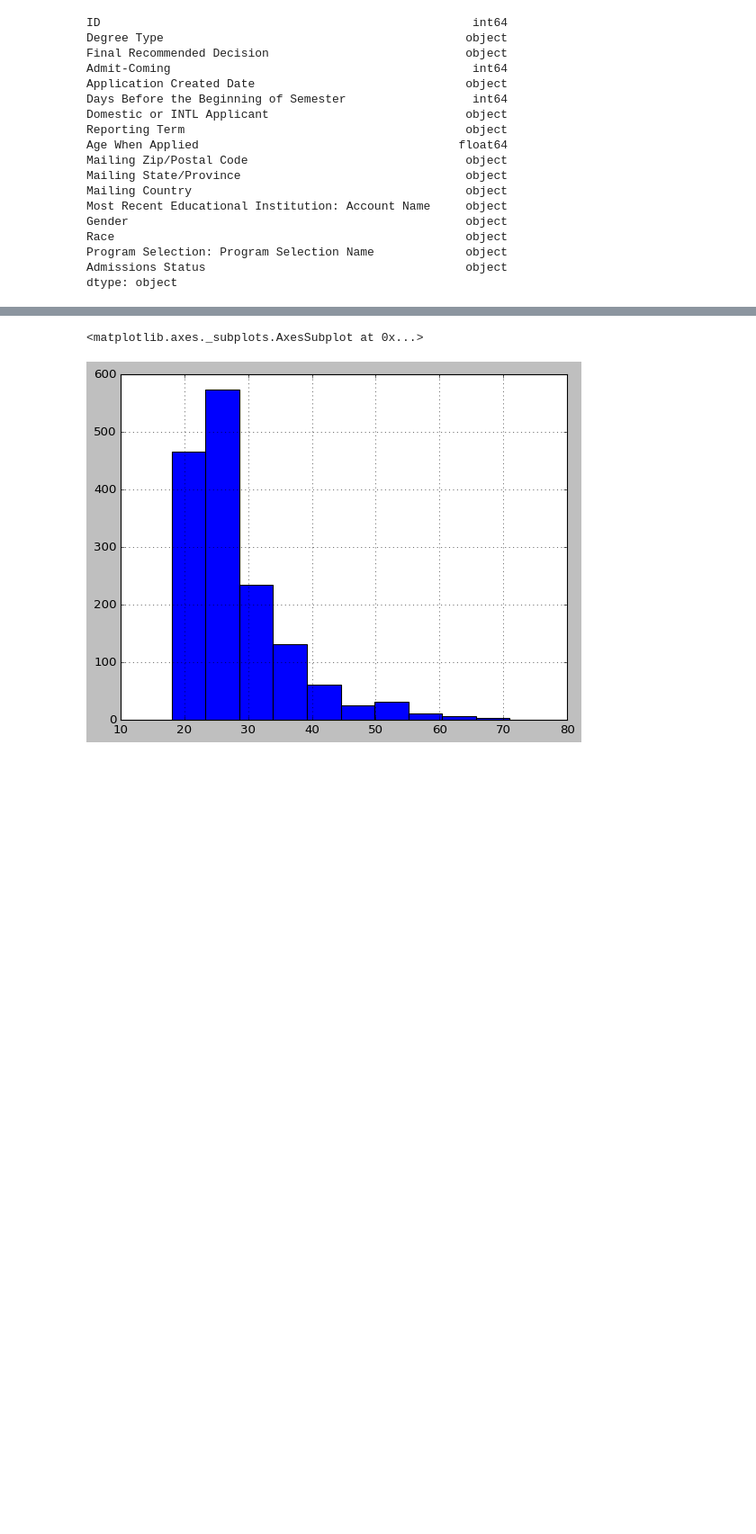
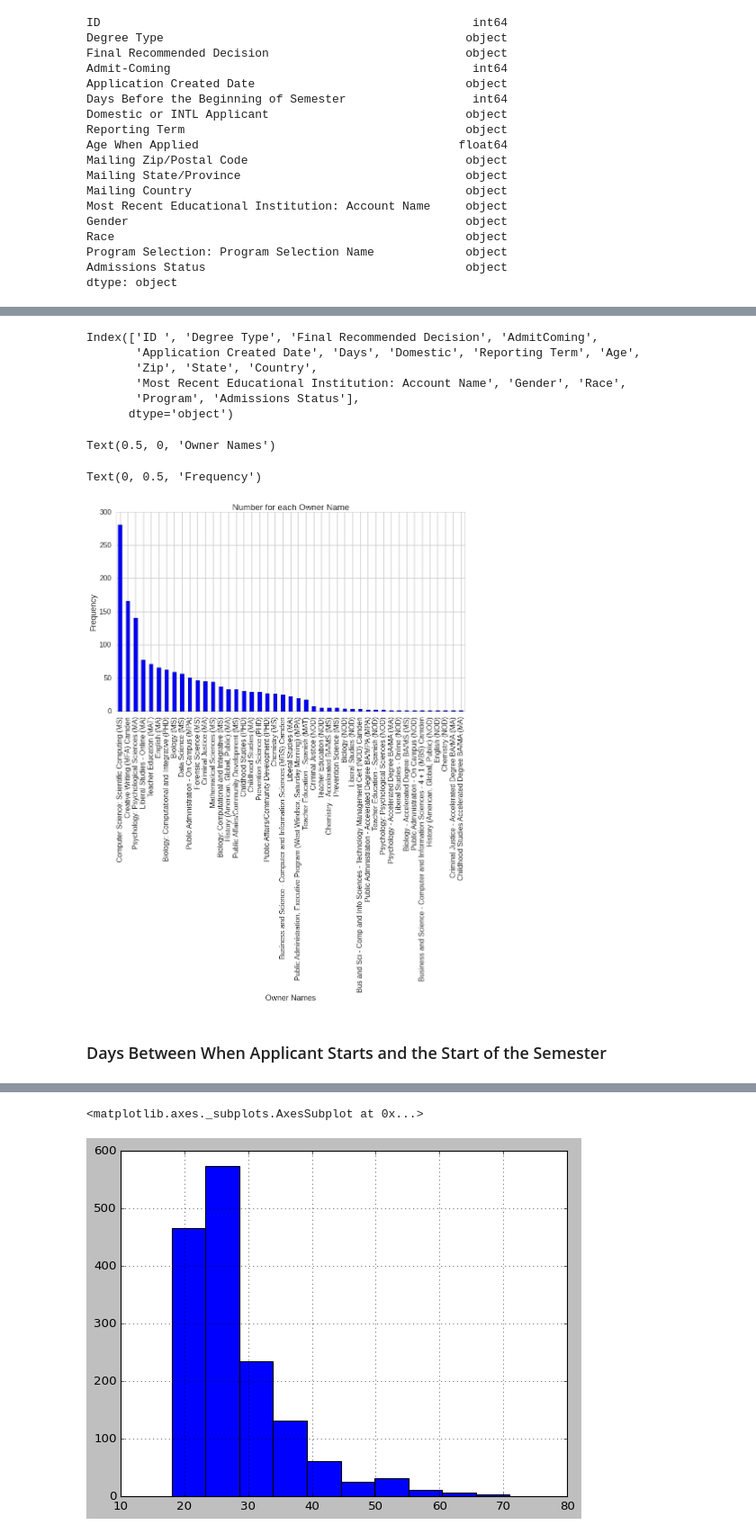
Before and after one commit to theaok/vis-sp23-ewattudo, a Jupyter notebook: ps3.ipynb, the cells around one changed output, grey strips where cells are left out. Shown at 90% size. Saved outputs shown, nothing was run; the diff lists cells and outputs as text; code cells hidden in the pictures; blank space fills up the shorter version.

Commit message:
Performed some visualizations.

```diff
--- a/ps3.ipynb
+++ b/ps3.ipynb
@@ -15,6 +15,7 @@ from statistics import * #stats
 import matplotlib.pyplot as plt #import pylab as plt #apparently discouraged now:
  #https://stackoverflow.com/questions/11469336/what-is-the-difference-between-pylab-and-pyplot
  #https://www.tutorialspoint.com/matplotlib/matplotlib_pylab_module.htm
+from matplotlib.ticker import StrMethodFormatter
 
 import pandas as pd
 import pandas_datareader as pdr
@@ -62,7 +63,7 @@ InteractiveShell.ast_node_interactivity = "all"
 #many may find 'default' or seaborn ones more pleasing; my fav 'classic' is back from 90s ;)
 #plt.style.available #list available styles :) may install more
 #plt.style.use('default') # more delicate subtle than classic
-plt.style.use('classic')  #  'seaborn-whitegrid' 'seaborn-white' 'seaborn-poster'
+plt.style.use('seaborn-poster')  #  'seaborn-whitegrid' 'seaborn-white' 'seaborn-poster'
 # btw: magics v theme/style sequence matters, eg if i specify classic style before inline magic, i wouldnt get grey bounding box im getting
 # %% [markdown]
 ## Import Files
@@ -119,3 +124,6 @@ Race                                                  object
 Program Selection: Program Selection Name             object
 Admissions Status                                     object
 dtype: object
+# %%
+appdat = appdat.rename(columns={"Admit-Coming":"AdmitComing","Days Before the Beginning of Semester ":"Days","Age When Applied":"Age","Domestic or Intl":"Domestic", 'Mailing Zip/Postal Code':"Zip", "Mailing State/Province":"State","Mailing Country":"Country", "Program Selection: Program Selection Name":"Program"  })
+appdat.head(3)
@@ -122 +135,22 @@ dtype: object
+# %%
+appdat.columns
+# %% [output]
+Index(['ID ', 'Degree Type', 'Final Recommended Decision', 'AdmitComing',
+       'Application Created Date', 'Days', 'Domestic', 'Reporting Term', 'Age',
+       'Zip', 'State', 'Country',
+       'Most Recent Educational Institution: Account Name', 'Gender', 'Race',
+       'Program', 'Admissions Status'],
+      dtype='object')
+# %%
+ax = appdat['Program'].value_counts().plot(kind='bar',
+                                    figsize=(14,8),
+                                    title="Number for each Owner Name")
+ax.set_xlabel("Owner Names")
+ax.set_ylabel("Frequency")
+# %% [output]
+Text(0.5, 0, 'Owner Names')
+Text(0, 0.5, 'Frequency')
+[figure, added]
+# %% [markdown]
+### Days Between When Applicant Starts and the Start of the Semester
 # %%
```
Also changed, not shown: parts of 13 cells of this notebook.
